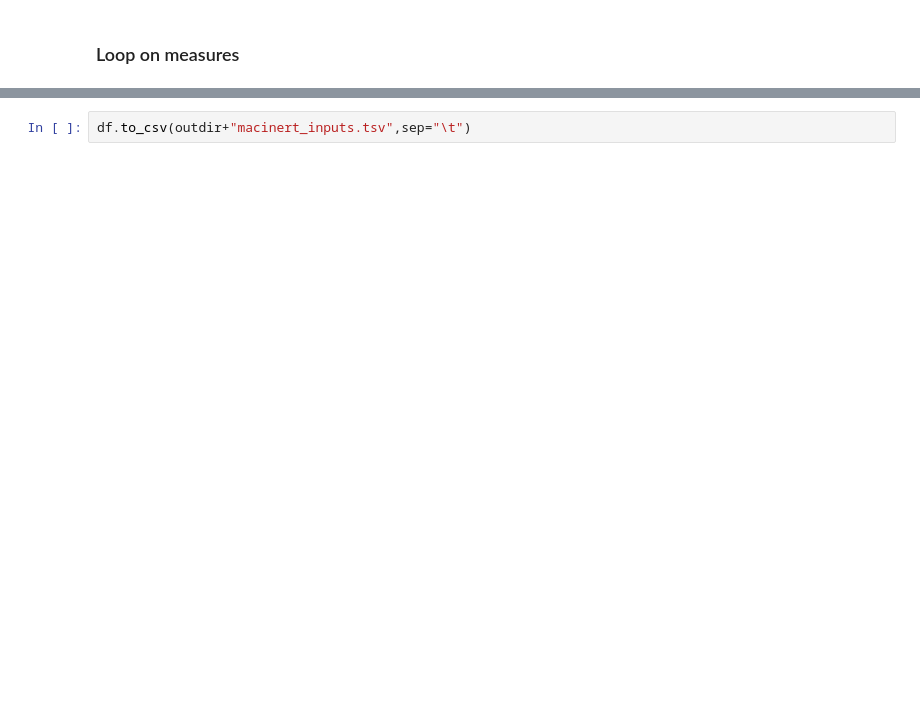
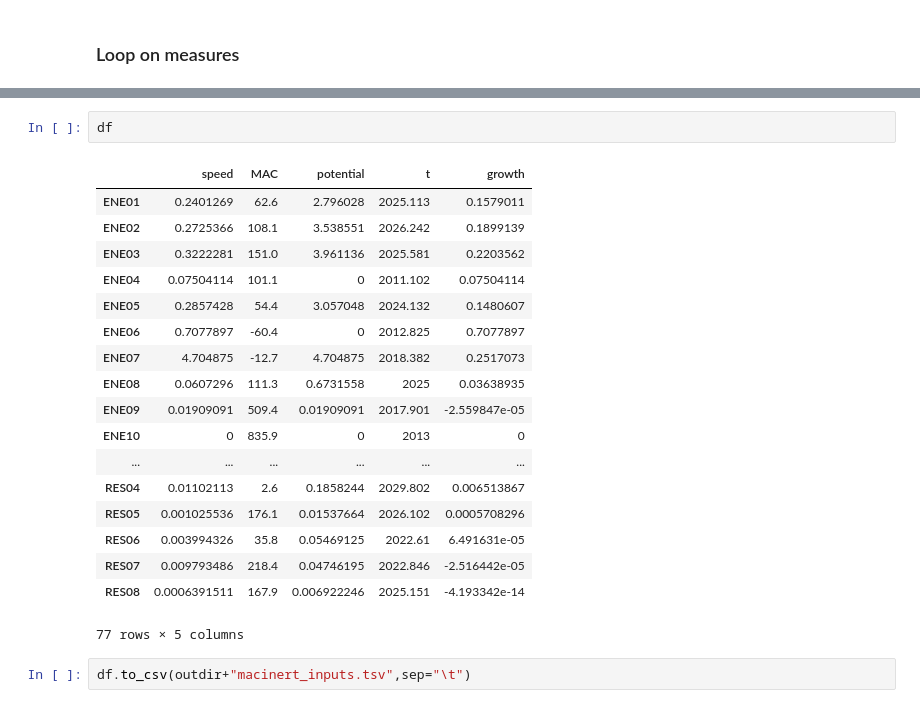
Before and after one commit to adrivsh/pyMACC, a Jupyter notebook: calc_speed/calc_speed.ipynb, the cells around one changed output, grey strips where cells are left out. Drawn from its saved outputs; the diff is of its cells as text; blank space fills up the shorter version.

```diff
--- a/calc_speed/calc_speed.ipynb
+++ b/calc_speed/calc_speed.ipynb
@@ -105,5 +124,26 @@ for j in df.index:
     #saves figures and clears
     plt.savefig(outdir+j+".png")
     plt.close()
+# %%
+df
+# %% [output]
+|  | speed | MAC | potential | t | growth |
+| ENE01 | 0.2401269 | 62.6 | 2.796028 | 2025.113 | 0.1579011 |
+| ENE02 | 0.2725366 | 108.1 | 3.538551 | 2026.242 | 0.1899139 |
+| ENE03 | 0.3222281 | 151.0 | 3.961136 | 2025.581 | 0.2203562 |
+| ENE04 | 0.07504114 | 101.1 | 0 | 2011.102 | 0.07504114 |
+| ENE05 | 0.2857428 | 54.4 | 3.057048 | 2024.132 | 0.1480607 |
+| ENE06 | 0.7077897 | -60.4 | 0 | 2012.825 | 0.7077897 |
+| ENE07 | 4.704875 | -12.7 | 4.704875 | 2018.382 | 0.2517073 |
+| ENE08 | 0.0607296 | 111.3 | 0.6731558 | 2025 | 0.03638935 |
+| ENE09 | 0.01909091 | 509.4 | 0.01909091 | 2017.901 | -2.559847e-05 |
+| ENE10 | 0 | 835.9 | 0 | 2013 | 0 |
+| ... | ... | ... | ... | ... | ... |
+| RES04 | 0.01102113 | 2.6 | 0.1858244 | 2029.802 | 0.006513867 |
+| RES05 | 0.001025536 | 176.1 | 0.01537664 | 2026.102 | 0.0005708296 |
+| RES06 | 0.003994326 | 35.8 | 0.05469125 | 2022.61 | 6.491631e-05 |
+| RES07 | 0.009793486 | 218.4 | 0.04746195 | 2022.846 | -2.516442e-05 |
+| RES08 | 0.0006391511 | 167.9 | 0.006922246 | 2025.151 | -4.193342e-14 |
+77 rows × 5 columns
 # %%
 df.to_csv(outdir+"macinert_inputs.tsv",sep="\t")
```
Also changed, not shown: parts of 5 cells of this notebook, 1 other file.
